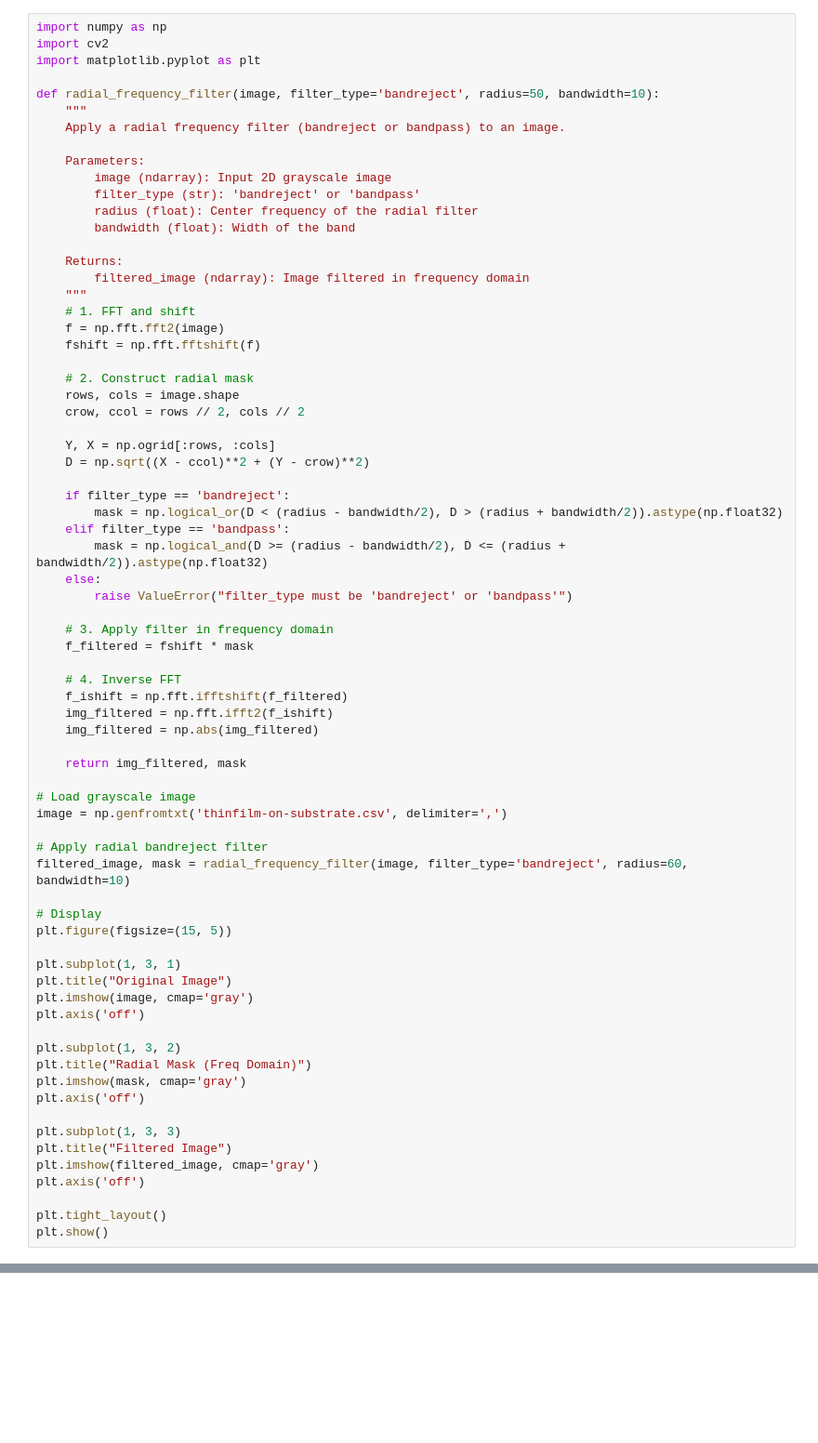
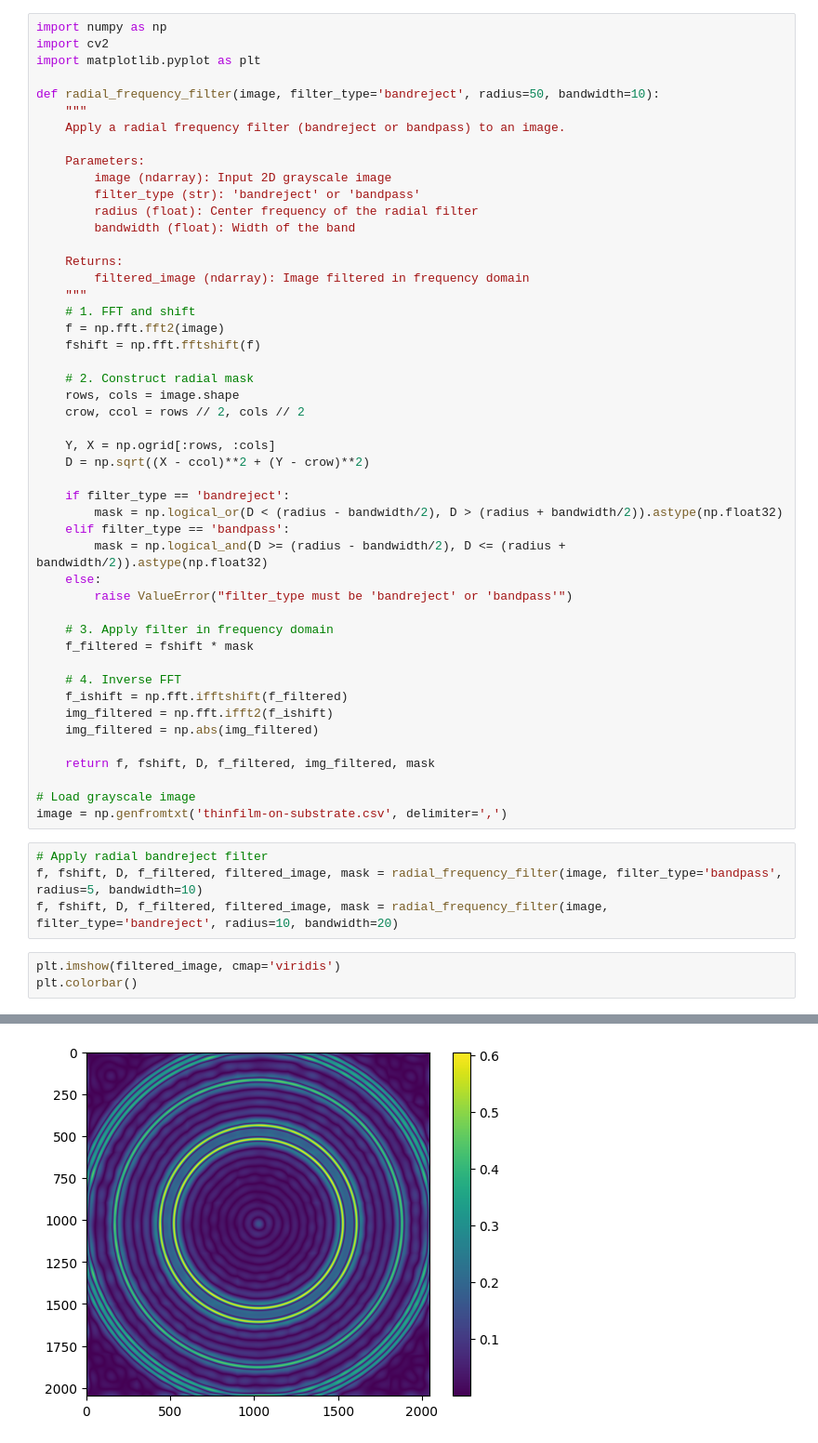
Before and after one commit to jagar2/radial-frequency-deconvolution, a Jupyter notebook: notebook/hacking1.ipynb, the cells around one changed output, grey strips where cells are left out. Shown at 93% size. Cells and saved outputs as stored; diff of their text form; blank space fills up the shorter version.

```diff
--- a/notebook/hacking1.ipynb
+++ b/notebook/hacking1.ipynb
@@ -42,31 +42,15 @@ def radial_frequency_filter(image, filter_type='bandreject', radius=50, bandwidt
     img_filtered = np.fft.ifft2(f_ishift)
     img_filtered = np.abs(img_filtered)
 
-    return img_filtered, mask
+    return f, fshift, D, f_filtered, img_filtered, mask
 
 # Load grayscale image
 image = np.genfromtxt('thinfilm-on-substrate.csv', delimiter=',')
-
-# Apply radial bandreject filter
-filtered_image, mask = radial_frequency_filter(image, filter_type='bandreject', radius=60, bandwidth=10)
-
-# Display
-plt.figure(figsize=(15, 5))
-
-plt.subplot(1, 3, 1)
-plt.title("Original Image")
-plt.imshow(image, cmap='gray')
-plt.axis('off')
-
-plt.subplot(1, 3, 2)
-plt.title("Radial Mask (Freq Domain)")
-plt.imshow(mask, cmap='gray')
-plt.axis('off')
-
-plt.subplot(1, 3, 3)
-plt.title("Filtered Image")
-plt.imshow(filtered_image, cmap='gray')
-plt.axis('off')
-
-plt.tight_layout()
-plt.show()
+# %%
+# Apply radial bandreject filter
+f, fshift, D, f_filtered, filtered_image, mask = radial_frequency_filter(image, filter_type='bandpass', radius=5, bandwidth=10)
+f, fshift, D, f_filtered, filtered_image, mask = radial_frequency_filter(image, filter_type='bandreject', radius=10, bandwidth=20)
+# %%
+plt.imshow(filtered_image, cmap='viridis')
+plt.colorbar()
+# %% [output]
@@ -72,0 +58 @@ plt.show()
+[figure, added]
```
Also changed, not shown: parts of 16 cells of this notebook, 1 other file.
